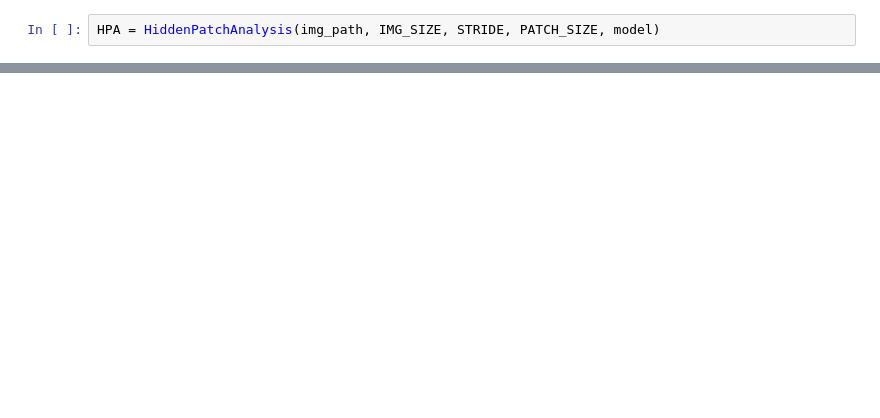
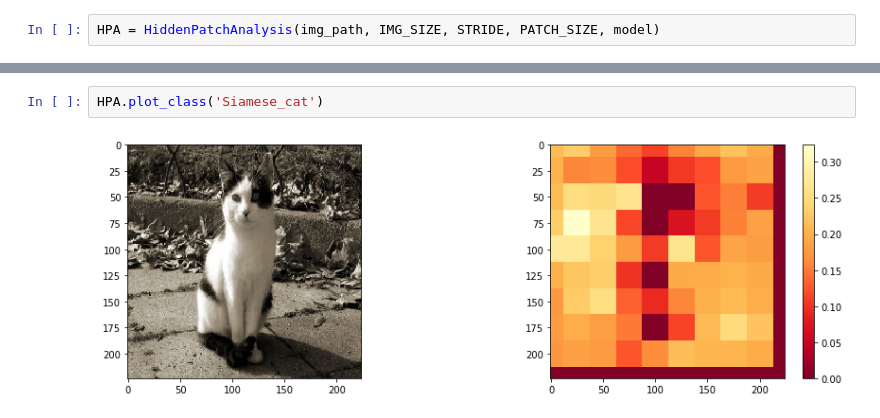
Before and after one commit to eloiseberthier/ConvNet_Viz, a Jupyter notebook: Refactored Hidden Patch Analysis.ipynb, the cells around one changed output, grey strips where cells are left out. Drawn from its saved outputs; the diff is of its cells as text; blank space fills up the shorter version.

```diff
--- a/Refactored Hidden Patch Analysis.ipynb
+++ b/Refactored Hidden Patch Analysis.ipynb
@@ -131,0 +154,4 @@ HPA.plot_legend()
+# %%
+HPA.plot_class('Siamese_cat')
+# %% [output]
+[figure, added]
```
Also changed, not shown: parts of 6 cells of this notebook.
